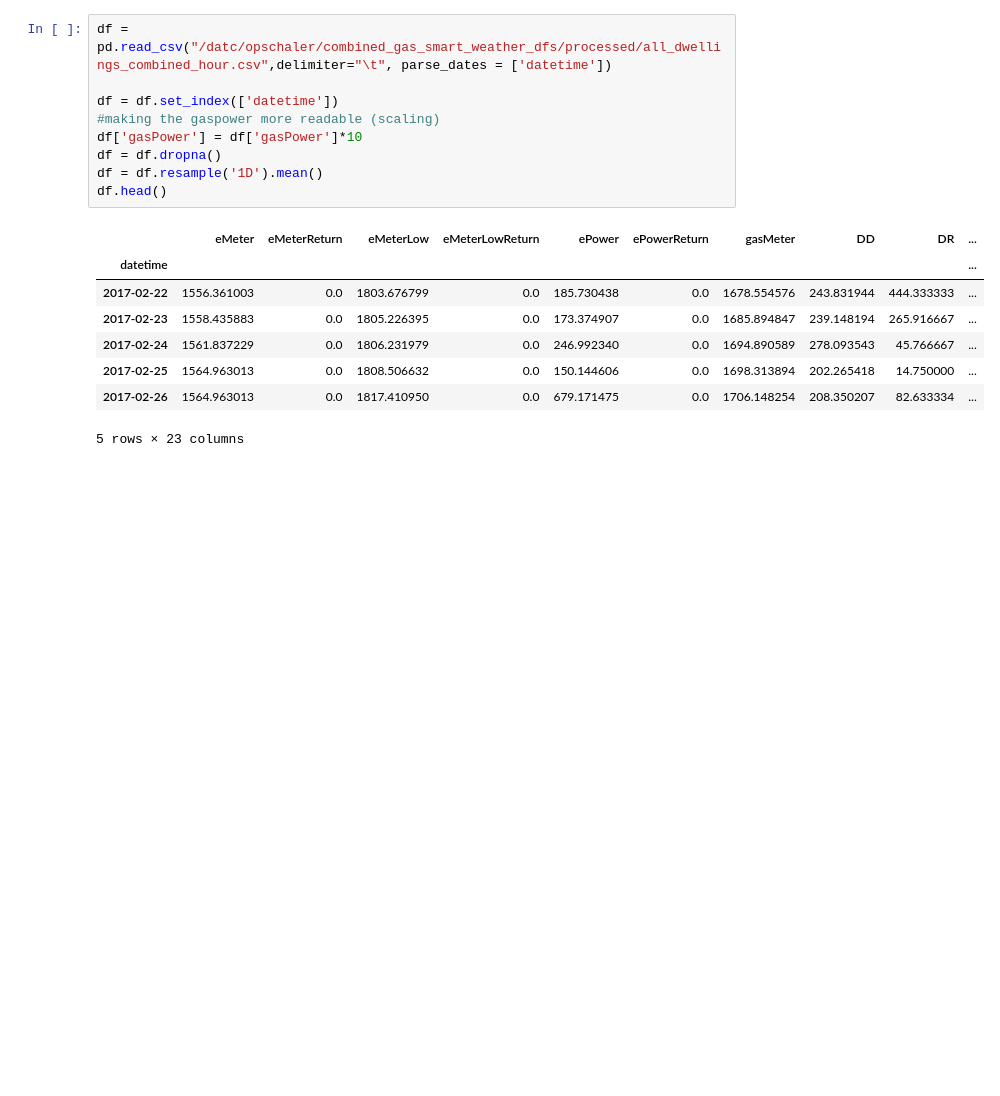
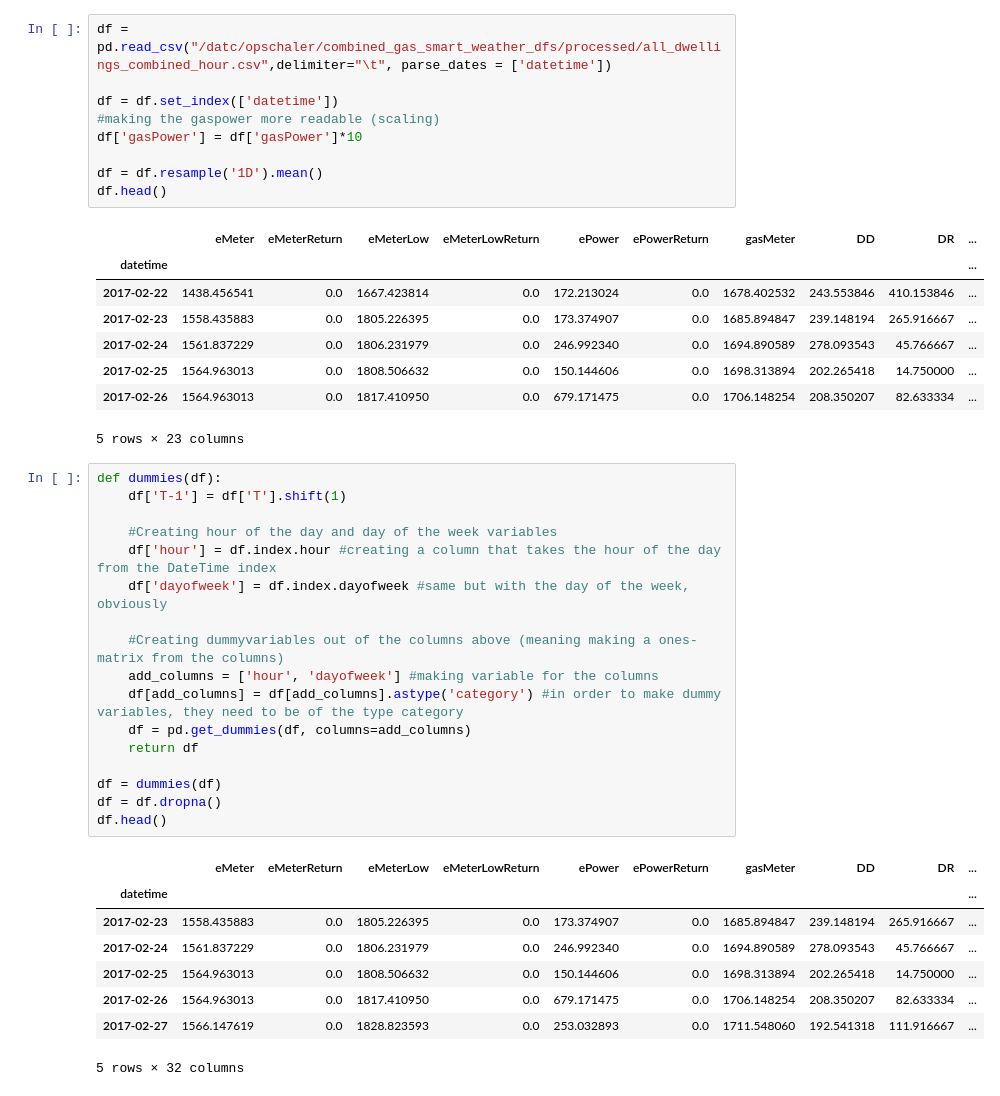
Before and after one commit to deKeijzer/KB-74-OPSCHALER, a Jupyter notebook: Personal_folders/Pol/DNN.ipynb, the cells around one changed output. Cells and saved outputs as stored; diff of their text form; blank space fills up the shorter version.

```diff
--- a/Personal_folders/Pol/DNN.ipynb
+++ b/Personal_folders/Pol/DNN.ipynb
@@ -23,15 +26,41 @@ df = pd.read_csv("/datc/opschaler/combined_gas_smart_weather_dfs/processed/all_d
 df = df.set_index(['datetime'])
 #making the gaspower more readable (scaling)
 df['gasPower'] = df['gasPower']*10
-df = df.dropna()
+
 df = df.resample('1D').mean()
 df.head()
 # %% [output]
 |  | eMeter | eMeterReturn | eMeterLow | eMeterLowReturn | ePower | ePowerReturn | gasMeter | DD | DR | ... |
 | datetime |  |  |  |  |  |  |  |  |  | ... |
-| 2017-02-22 | 1556.361003 | 0.0 | 1803.676799 | 0.0 | 185.730438 | 0.0 | 1678.554576 | 243.831944 | 444.333333 | ... |
+| 2017-02-22 | 1438.456541 | 0.0 | 1667.423814 | 0.0 | 172.213024 | 0.0 | 1678.402532 | 243.553846 | 410.153846 | ... |
 | 2017-02-23 | 1558.435883 | 0.0 | 1805.226395 | 0.0 | 173.374907 | 0.0 | 1685.894847 | 239.148194 | 265.916667 | ... |
 | 2017-02-24 | 1561.837229 | 0.0 | 1806.231979 | 0.0 | 246.992340 | 0.0 | 1694.890589 | 278.093543 | 45.766667 | ... |
 | 2017-02-25 | 1564.963013 | 0.0 | 1808.506632 | 0.0 | 150.144606 | 0.0 | 1698.313894 | 202.265418 | 14.750000 | ... |
 | 2017-02-26 | 1564.963013 | 0.0 | 1817.410950 | 0.0 | 679.171475 | 0.0 | 1706.148254 | 208.350207 | 82.633334 | ... |
 5 rows × 23 columns
+# %%
+def dummies(df):
+    df['T-1'] = df['T'].shift(1)
+
+    #Creating hour of the day and day of the week variables
+    df['hour'] = df.index.hour #creating a column that takes the hour of the day from the DateTime index
+    df['dayofweek'] = df.index.dayofweek #same but with the day of the week, obviously
+
+    #Creating dummyvariables out of the columns above (meaning making a ones-matrix from the columns)
+    add_columns = ['hour', 'dayofweek'] #making variable for the columns
+    df[add_columns] = df[add_columns].astype('category') #in order to make dummy variables, they need to be of the type category
+    df = pd.get_dummies(df, columns=add_columns)
+    return df
+
+df = dummies(df)
+df = df.dropna()
+df.head()
+# %% [output]
+|  | eMeter | eMeterReturn | eMeterLow | eMeterLowReturn | ePower | ePowerReturn | gasMeter | DD | DR | ... |
+| datetime |  |  |  |  |  |  |  |  |  | ... |
+| 2017-02-23 | 1558.435883 | 0.0 | 1805.226395 | 0.0 | 173.374907 | 0.0 | 1685.894847 | 239.148194 | 265.916667 | ... |
+| 2017-02-24 | 1561.837229 | 0.0 | 1806.231979 | 0.0 | 246.992340 | 0.0 | 1694.890589 | 278.093543 | 45.766667 | ... |
+| 2017-02-25 | 1564.963013 | 0.0 | 1808.506632 | 0.0 | 150.144606 | 0.0 | 1698.313894 | 202.265418 | 14.750000 | ... |
+| 2017-02-26 | 1564.963013 | 0.0 | 1817.410950 | 0.0 | 679.171475 | 0.0 | 1706.148254 | 208.350207 | 82.633334 | ... |
+| 2017-02-27 | 1566.147619 | 0.0 | 1828.823593 | 0.0 | 253.032893 | 0.0 | 1711.548060 | 192.541318 | 111.916667 | ... |
+5 rows × 32 columns
```
Also changed, not shown: parts of 7 cells of this notebook.
